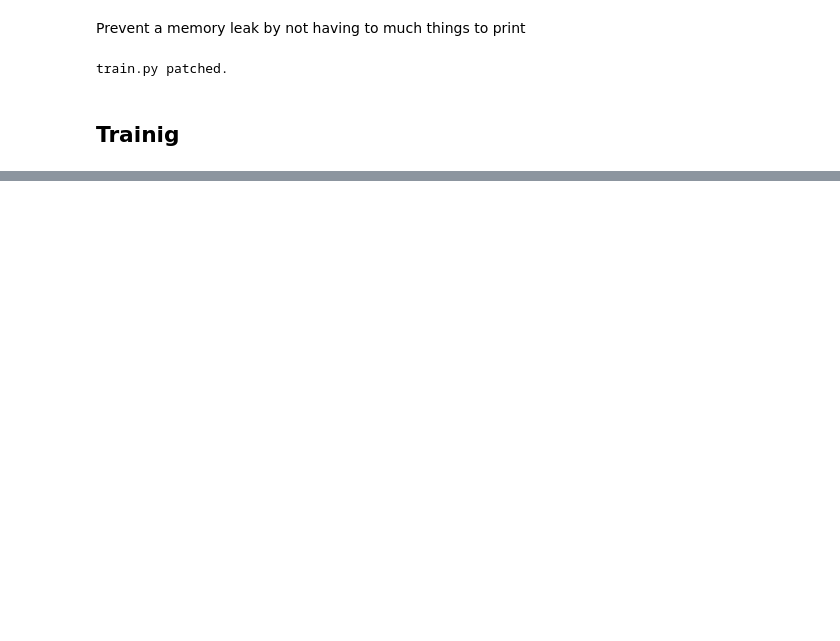
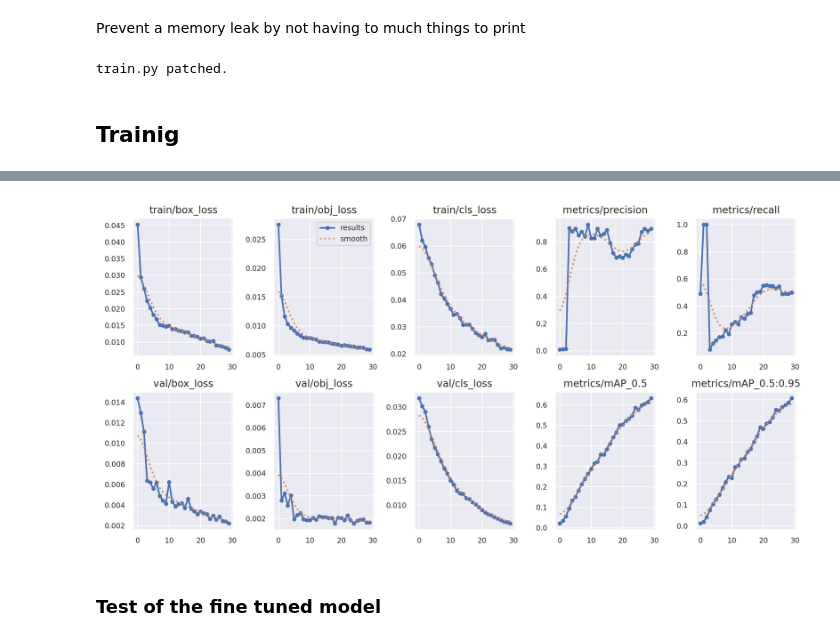
Before and after one commit to TheGasp/Road-Sign-Recognition, a Jupyter notebook: Projet_AIF.ipynb, the cells around one changed output, grey strips where cells are left out. Drawn from its saved outputs; the diff is of its cells as text; code cells hidden in the pictures; blank space fills up the shorter version.

```diff
--- a/Projet_AIF.ipynb
+++ b/Projet_AIF.ipynb
@@ -336,0 +581,7 @@ for fname in files_to_show:
+# %%
+from IPython.display import Image, display
+display(Image("yolov5/runs/train/yolo_gtsdb_btsd/results.png"))
+# %% [output]
+[figure, added]
+# %% [markdown]
+### Test of the fine tuned model
```
Also changed, not shown: parts of 29 cells of this notebook, 3 other files.
